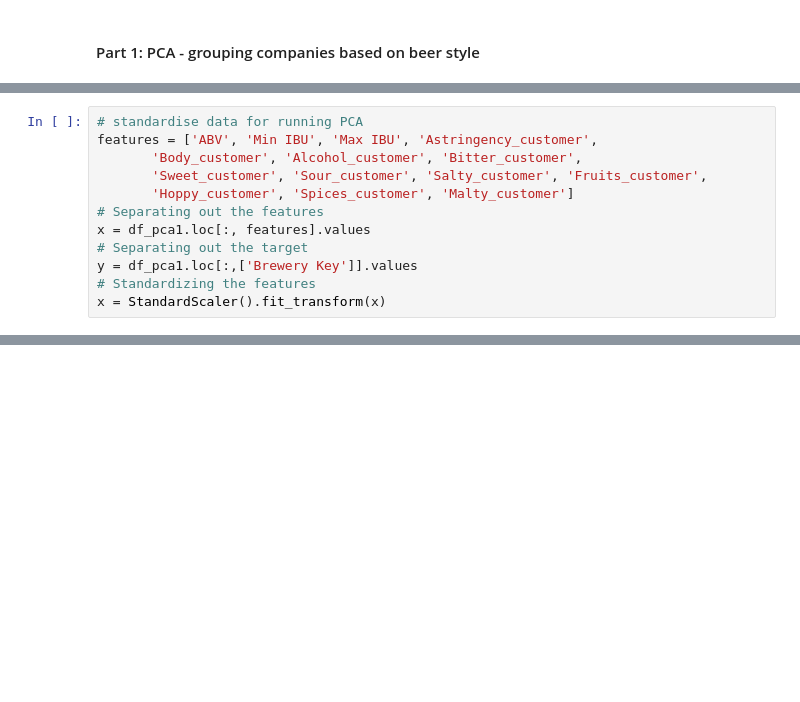
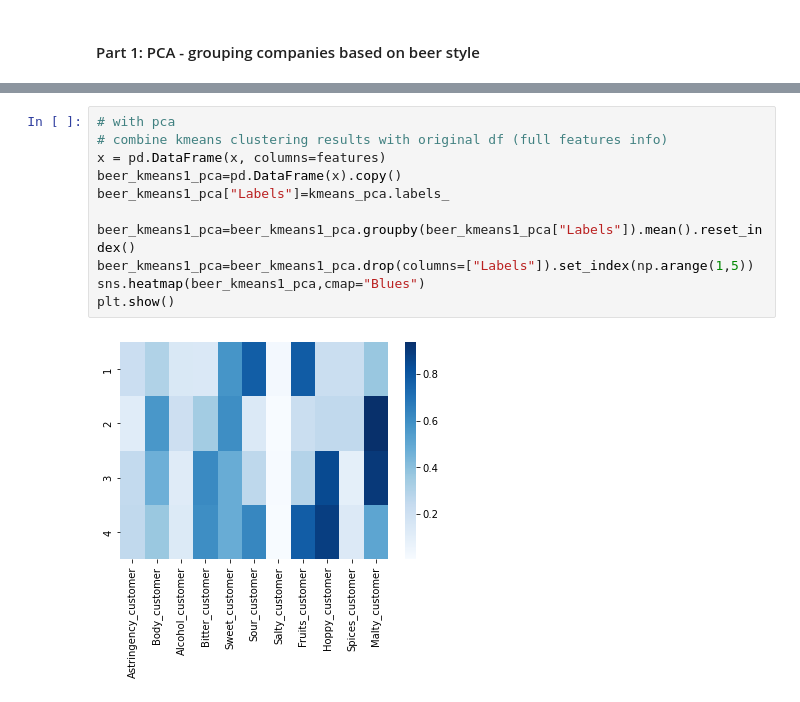
Before and after one commit to happysoymilk/beer_data_analysis, a Jupyter notebook: PCA.ipynb, the cells around one changed output, grey strips where cells are left out. Drawn from its saved outputs; the diff is of its cells as text; blank space fills up the shorter version.

```diff
--- a/PCA.ipynb
+++ b/PCA.ipynb
@@ -166,12 +136,0 @@ Index(['Brewery Key', 'ABV', 'Min IBU', 'Max IBU', 'Astringency_customer',
-# %%
-# standardise data for running PCA
-features = ['ABV', 'Min IBU', 'Max IBU', 'Astringency_customer',
-       'Body_customer', 'Alcohol_customer', 'Bitter_customer',
-       'Sweet_customer', 'Sour_customer', 'Salty_customer', 'Fruits_customer',
-       'Hoppy_customer', 'Spices_customer', 'Malty_customer']
-# Separating out the features
-x = df_pca1.loc[:, features].values
-# Separating out the target
-y = df_pca1.loc[:,['Brewery Key']].values
-# Standardizing the features
-x = StandardScaler().fit_transform(x)
@@ -211,0 +182,13 @@ finalDf
+# %%
+# with pca
+# combine kmeans clustering results with original df (full features info)
+x = pd.DataFrame(x, columns=features)
+beer_kmeans1_pca=pd.DataFrame(x).copy()
+beer_kmeans1_pca["Labels"]=kmeans_pca.labels_
+
+beer_kmeans1_pca=beer_kmeans1_pca.groupby(beer_kmeans1_pca["Labels"]).mean().reset_index()
+beer_kmeans1_pca=beer_kmeans1_pca.drop(columns=["Labels"]).set_index(np.arange(1,5))
+sns.heatmap(beer_kmeans1_pca,cmap="Blues")
+plt.show()
+# %% [output]
+[figure, added]
```
Also changed, not shown: parts of 34 cells of this notebook.
